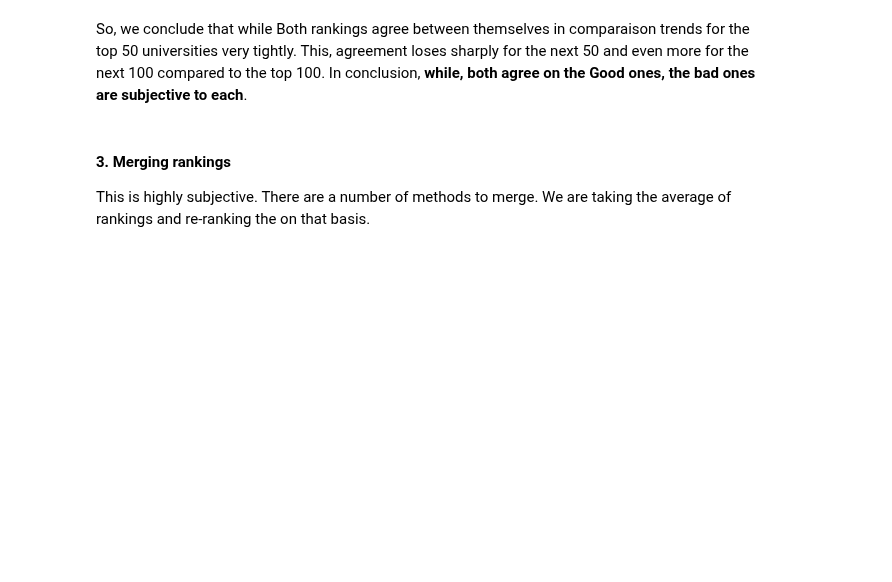
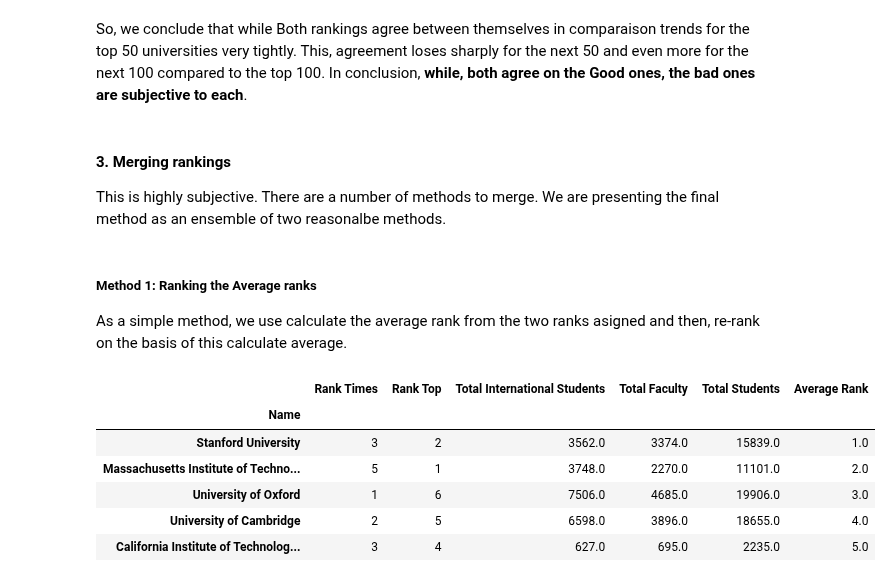
Before and after one commit to Coac/epfl-ada, a Jupyter notebook: 02 - Data from the Web/Homework 2.ipynb, the cells around one changed output. Saved outputs shown, nothing was run; the diff lists cells and outputs as text; code cells hidden in the pictures; blank space fills up the shorter version.

Commit message:
merge all work

```diff
--- a/02 - Data from the Web/Homework 2.ipynb
+++ b/02 - Data from the Web/Homework 2.ipynb
@@ -767,4 +753,4 @@ This, agreement loses sharply for the next 50 and even more for the next 100 com
 # %% [markdown]
 #### 3. Merging rankings
 
-This is highly subjective. There are a number of methods to merge. We are taking the average of rankings and re-ranking the on that basis.
+This is highly subjective. There are a number of methods to merge. We are presenting the final method as an ensemble of two reasonalbe methods.
@@ -771,2 +761,16 @@ This is highly subjective. There are a number of methods to merge. We are taking
+# %% [markdown]
+##### Method 1: Ranking the Average ranks
+
+As a simple method, we use calculate the average rank from the two ranks asigned and then, re-rank on the basis of this calculate average.
 # %%
-universities['Rank'] = ((universities['Rank Times'] + universities['Rank Top'])/2).rank(method = "first", ascending = 1)
+universities['Average Rank'] = ((universities['Rank Times'] + universities['Rank Top'])/2).rank(method = "first", ascending = 1)
+universities.sort_values('Average Rank' , inplace = True)
+universities.head()
+# %% [output]
+|  | Rank Times | Rank Top | Total International Students | Total Faculty | Total Students | Average Rank |
+| Name |  |  |  |  |  |  |
+| Stanford University | 3 | 2 | 3562.0 | 3374.0 | 15839.0 | 1.0 |
+| Massachusetts Institute of Techno... | 5 | 1 | 3748.0 | 2270.0 | 11101.0 | 2.0 |
+| University of Oxford | 1 | 6 | 7506.0 | 4685.0 | 19906.0 | 3.0 |
+| University of Cambridge | 2 | 5 | 6598.0 | 3896.0 | 18655.0 | 4.0 |
+| California Institute of Technolog... | 3 | 4 | 627.0 | 695.0 | 2235.0 | 5.0 |
```
Also changed, not shown: parts of 19 cells of this notebook.
